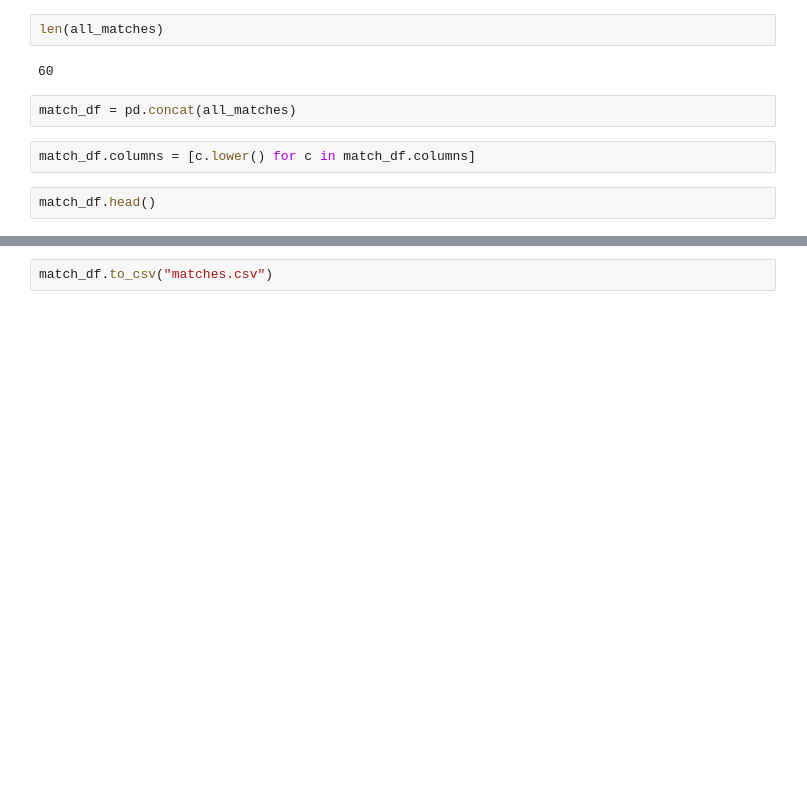
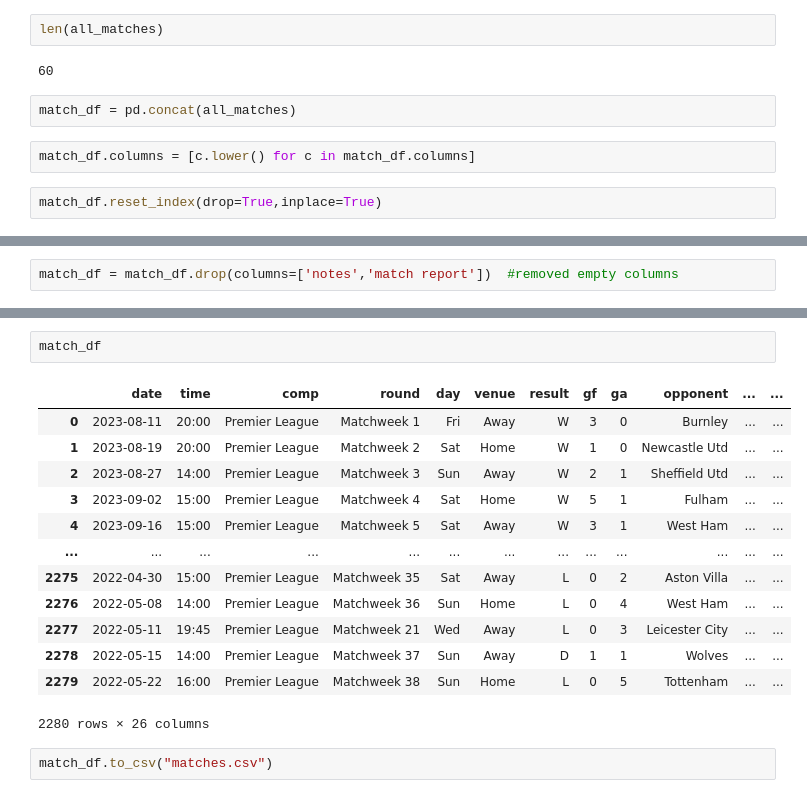
Before and after one commit to melwintjoshy/ML, a Jupyter notebook: webscraping/WebScraping-practice1.ipynb, the cells around one changed output, grey strips where cells are left out. Saved outputs shown, nothing was run; the diff lists cells and outputs as text; blank space fills up the shorter version.

```diff
--- a/webscraping/WebScraping-practice1.ipynb
+++ b/webscraping/WebScraping-practice1.ipynb
@@ -210,4 +210,4 @@ match_df = pd.concat(all_matches)
 # %%
 match_df.columns = [c.lower() for c in match_df.columns]
 # %%
-match_df.head()
+match_df.reset_index(drop=True,inplace=True)
@@ -221,0 +214,2 @@ match_df.head()
+# %%
+match_df = match_df.drop(columns=['notes','match report'])  #removed empty columns
@@ -222,2 +236,18 @@ match_df.head()
+# %%
+match_df
+# %% [output]
+|  | date | time | comp | round | day | venue | result | gf | ga | opponent | ... | ... |
+| 0 | 2023-08-11 | 20:00 | Premier League | Matchweek 1 | Fri | Away | W | 3 | 0 | Burnley | ... | ... |
+| 1 | 2023-08-19 | 20:00 | Premier League | Matchweek 2 | Sat | Home | W | 1 | 0 | Newcastle Utd | ... | ... |
+| 2 | 2023-08-27 | 14:00 | Premier League | Matchweek 3 | Sun | Away | W | 2 | 1 | Sheffield Utd | ... | ... |
+| 3 | 2023-09-02 | 15:00 | Premier League | Matchweek 4 | Sat | Home | W | 5 | 1 | Fulham | ... | ... |
+| 4 | 2023-09-16 | 15:00 | Premier League | Matchweek 5 | Sat | Away | W | 3 | 1 | West Ham | ... | ... |
+| ... | ... | ... | ... | ... | ... | ... | ... | ... | ... | ... | ... | ... |
+| 2275 | 2022-04-30 | 15:00 | Premier League | Matchweek 35 | Sat | Away | L | 0 | 2 | Aston Villa | ... | ... |
+| 2276 | 2022-05-08 | 14:00 | Premier League | Matchweek 36 | Sun | Home | L | 0 | 4 | West Ham | ... | ... |
+| 2277 | 2022-05-11 | 19:45 | Premier League | Matchweek 21 | Wed | Away | L | 0 | 3 | Leicester City | ... | ... |
+| 2278 | 2022-05-15 | 14:00 | Premier League | Matchweek 37 | Sun | Away | D | 1 | 1 | Wolves | ... | ... |
+| 2279 | 2022-05-22 | 16:00 | Premier League | Matchweek 38 | Sun | Home | L | 0 | 5 | Tottenham | ... | ... |
+2280 rows × 26 columns
 # %%
 match_df.to_csv("matches.csv")
```
Also changed, not shown: parts of 2 cells of this notebook, 1 other file.
